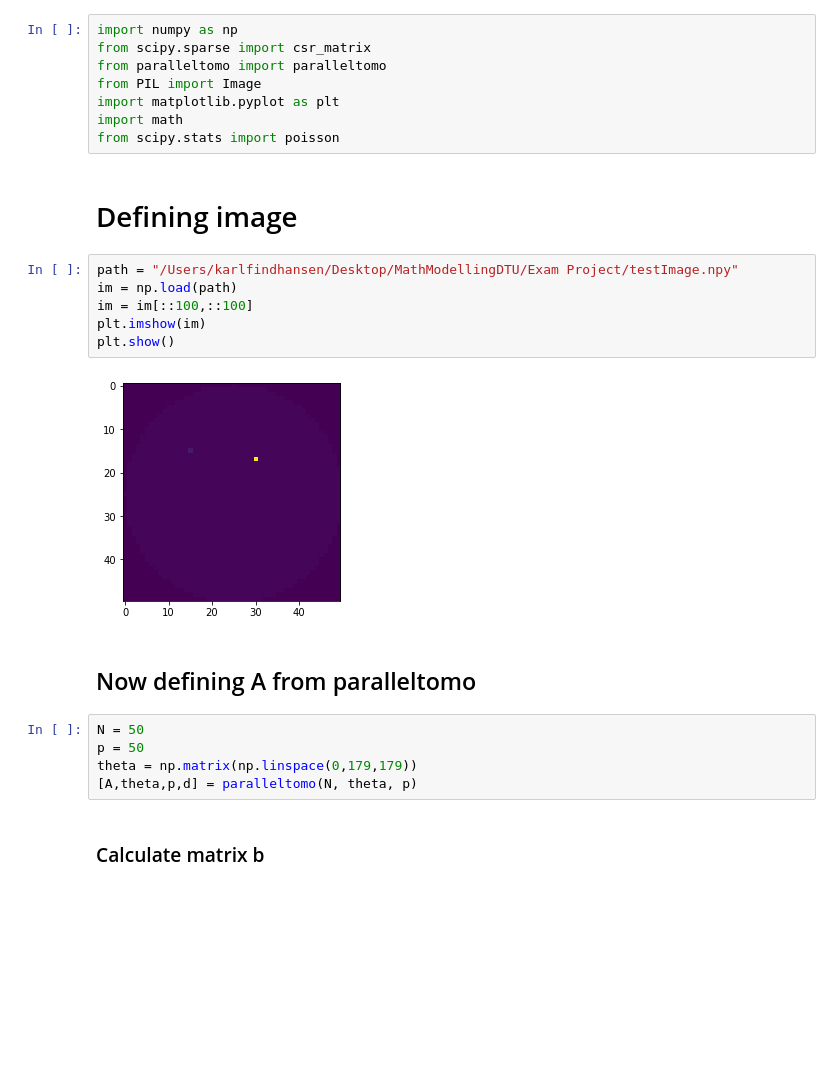
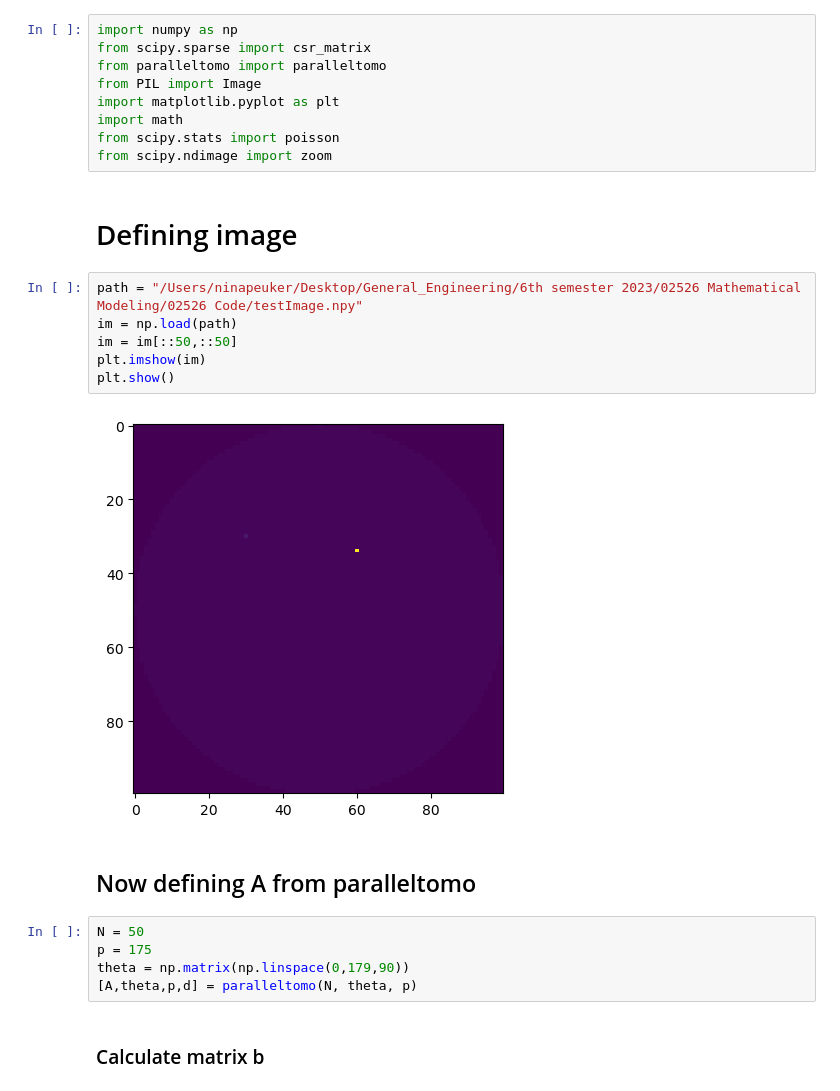
Before and after one commit to npeuker/MathModellingDTU, a Jupyter notebook: Exam Project/addNoise.ipynb, the cells around one changed output. Cells and saved outputs as stored; diff of their text form; blank space fills up the shorter version.

```diff
--- a/Exam Project/addNoise.ipynb
+++ b/Exam Project/addNoise.ipynb
@@ -6,22 +6,23 @@ from PIL import Image
 import matplotlib.pyplot as plt
 import math
 from scipy.stats import poisson
+from scipy.ndimage import zoom
 # %% [markdown]
 # Defining image
 # %%
-path = "/Users/karlfindhansen/Desktop/MathModellingDTU/Exam Project/testImage.npy"
+path = "/Users/ninapeuker/Desktop/General_Engineering/6th semester 2023/02526 Mathematical Modeling/02526 Code/testImage.npy"
 im = np.load(path)
-im = im[::100,::100]
+im = im[::50,::50]
 plt.imshow(im)
 plt.show()
 # %% [output]
-[figure, old version]
+[figure, new version]
 # %% [markdown]
 ## Now defining A from paralleltomo
 # %%
 N = 50
-p = 50
-theta = np.matrix(np.linspace(0,179,179))
+p = 175
+theta = np.matrix(np.linspace(0,179,90))
 [A,theta,p,d] = paralleltomo(N, theta, p)
 # %% [markdown]
 ### Calculate matrix b
```
Also changed, not shown: parts of 2 cells of this notebook, 8 other files.
